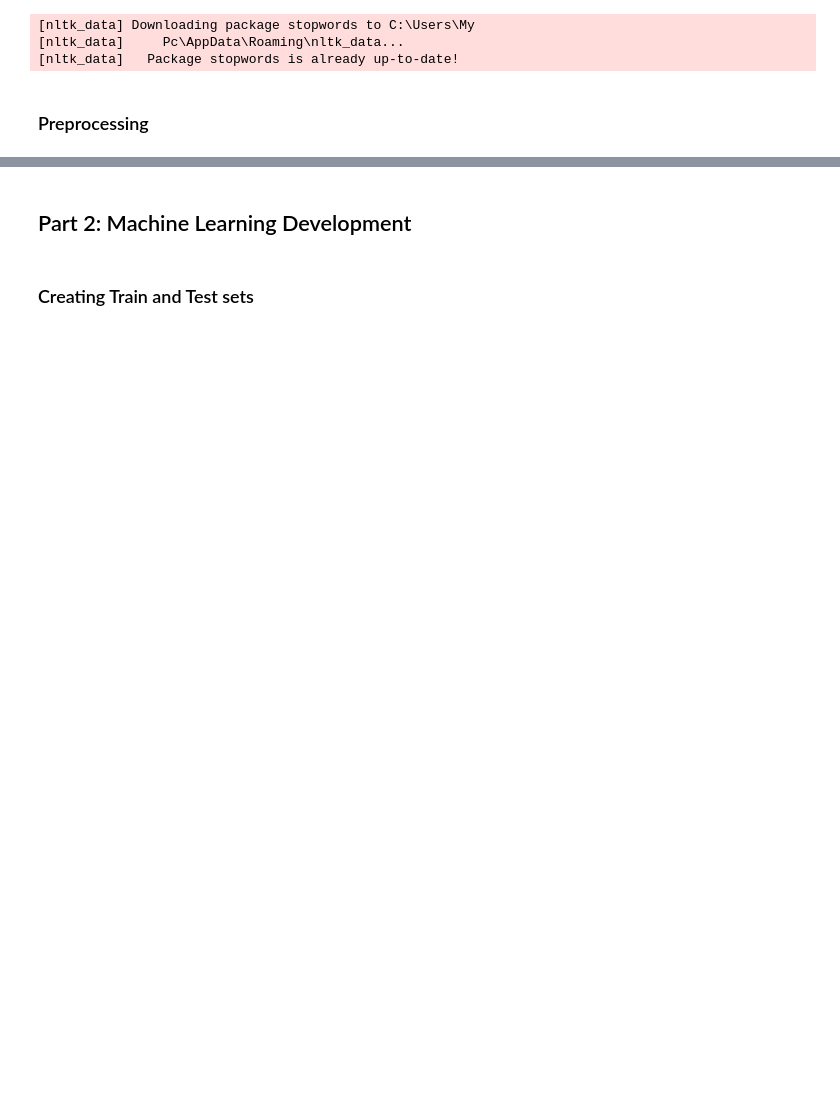
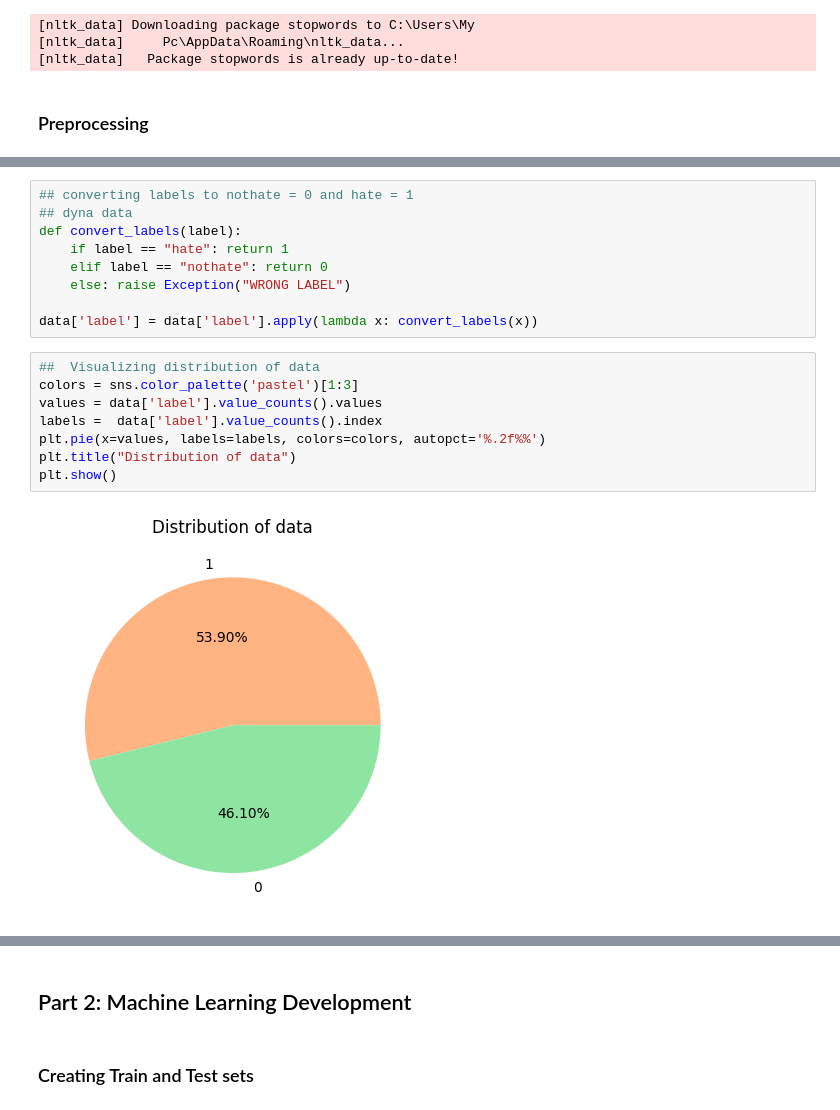
Before and after one commit to neeeal/hate-detection, a Jupyter notebook: hate-procedure.ipynb, the cells around one changed output, grey strips where cells are left out. Drawn from its saved outputs; the diff is of its cells as text; blank space fills up the shorter version.

```diff
--- a/hate-procedure.ipynb
+++ b/hate-procedure.ipynb
@@ -41,3 +60,22 @@ data.head()
 | 2 | 3 | acl100 | 3 | Arabs are not welcome | hate | notgiven | notgiven | original | train | 1 | ... |
 | 3 | 4 | acl1000 | 4 | I'm not saying we should actually... | hate | notgiven | notgiven | original | train | 1 | ... |
 | 4 | 5 | acl10000 | 5 | bananas are for black people | hate | notgiven | notgiven | original | test | 1 | ... |
+# %%
+## converting labels to nothate = 0 and hate = 1
+## dyna data
+def convert_labels(label):
+    if label == "hate": return 1
+    elif label == "nothate": return 0
+    else: raise Exception("WRONG LABEL")
+
+data['label'] = data['label'].apply(lambda x: convert_labels(x))
+# %%
+##  Visualizing distribution of data
+colors = sns.color_palette('pastel')[1:3]
+values = data['label'].value_counts().values
+labels =  data['label'].value_counts().index
+plt.pie(x=values, labels=labels, colors=colors, autopct='%.2f%%')
+plt.title("Distribution of data")
+plt.show()
+# %% [output]
+[figure, added]
```
Also changed, not shown: parts of 42 cells of this notebook, 2 other files.
